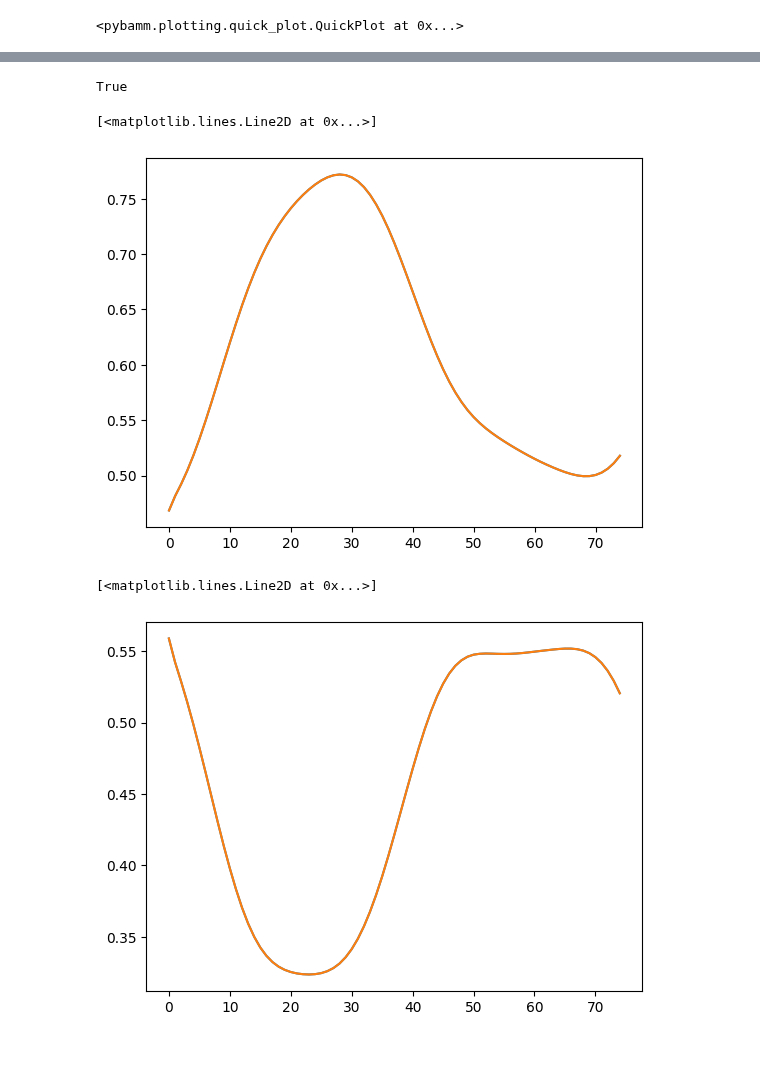
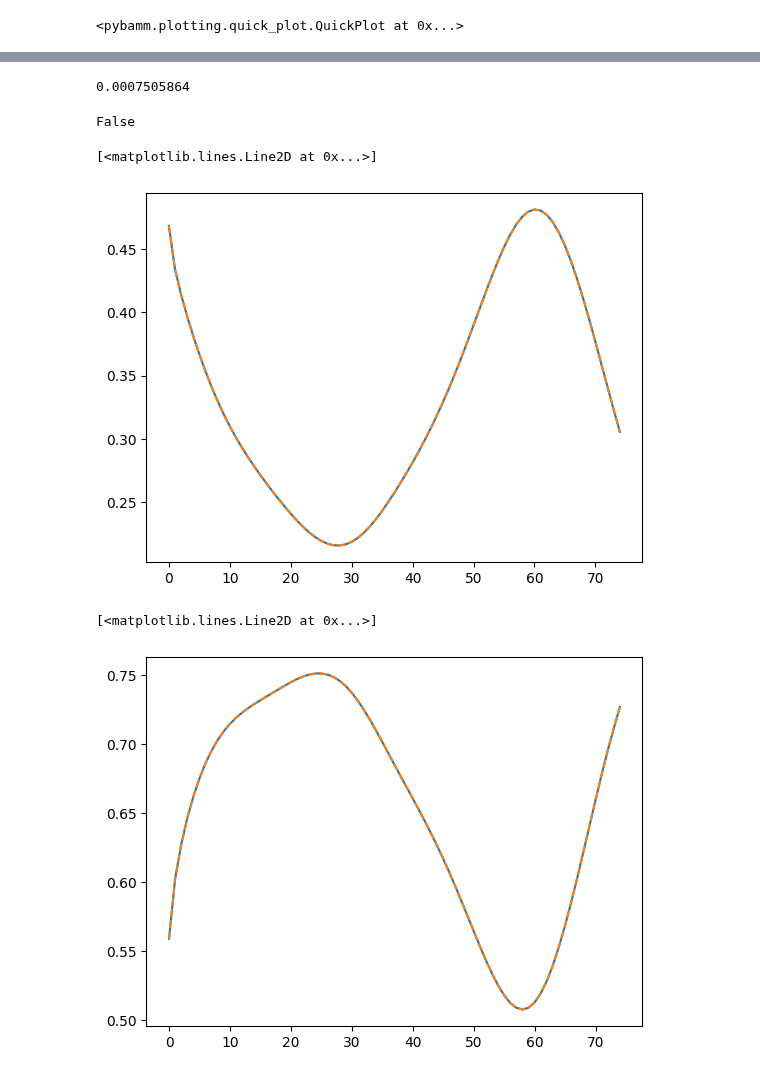
Before and after one commit to yingzai1/spm_neuraloperator, a Jupyter notebook: plot.ipynb, the cells around one changed output, grey strips where cells are left out. Cells and saved outputs as stored; diff of their text form; code cells hidden in the pictures.

```diff
--- a/plot.ipynb
+++ b/plot.ipynb
@@ -220,3 +220,7 @@ params_cathode = flax.serialization.from_bytes(params, params_cathode)
 # %%
 train_idx = np.random.randint(2, 22000)
 test_idx = np.random.randint(2, 2200)
+# %%
+print(train_idx)
+print(test_idx)
+test_idx = 1000
@@ -726,16 +712,20 @@ array([[0.46847971, 0.46859056, 0.47071309, ..., 0.50098615, 0.50200131,
+# %%
+np.sum(np.abs(cn_target_anode-test_cn_anode[test_idx]).flatten())
+# %% [output]
+0.0007505864
 # %%
 np.allclose(test_cn_anode[test_idx].flatten(),cn_target_anode.flatten())
 # %% [output]
-True
+False
 # %%
 plt.plot(test_cn_anode[test_idx][-1,:])
-plt.plot(cn_target_anode[-1,:])
+plt.plot(cn_target_anode[-1,:], "--")
 # %% [output]
 [<matplotlib.lines.Line2D at 0x...>]
-[figure, old version]
+[figure, new version]
 # %%
 plt.plot(test_cn_cathode[test_idx][-1,:])
-plt.plot(cn_target_cathode[-1,:])
+plt.plot(cn_target_cathode[-1,:], "--")
 # %% [output]
 [<matplotlib.lines.Line2D at 0x...>]
-[figure, old version]
+[figure, new version]
```
Also changed, not shown: parts of 10 cells of this notebook, 6 other files.
